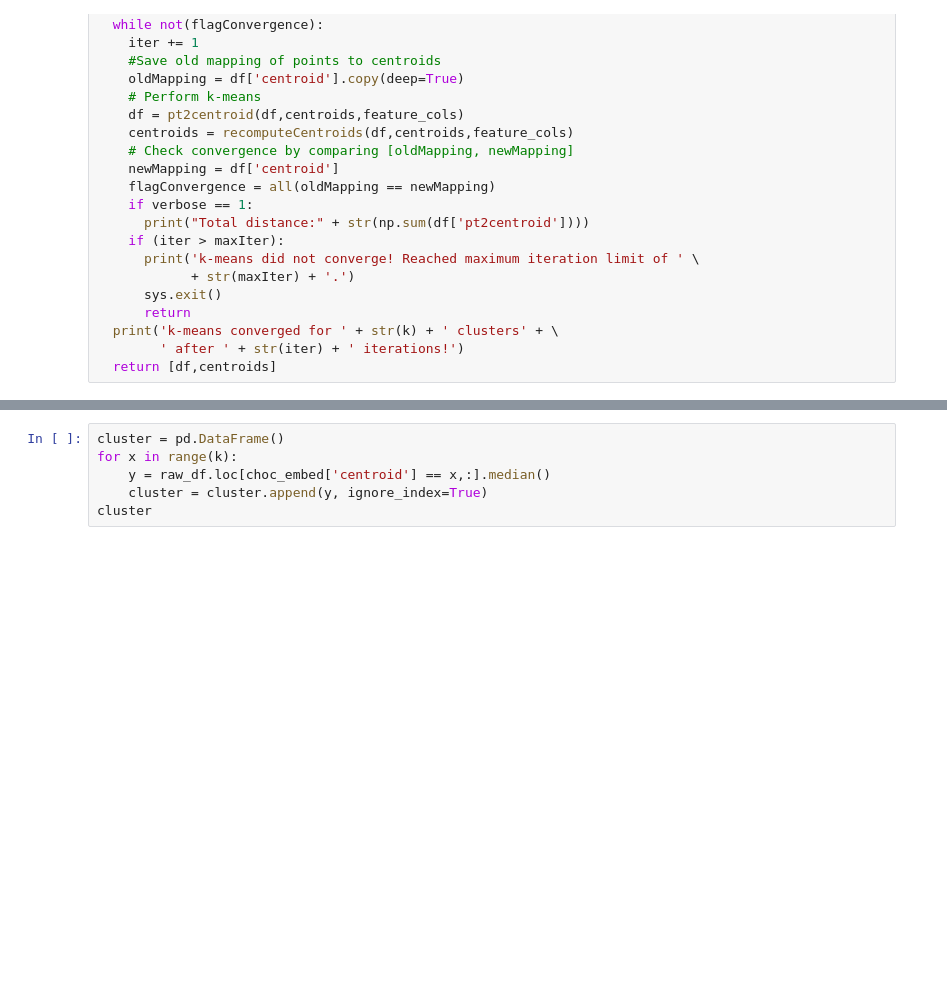
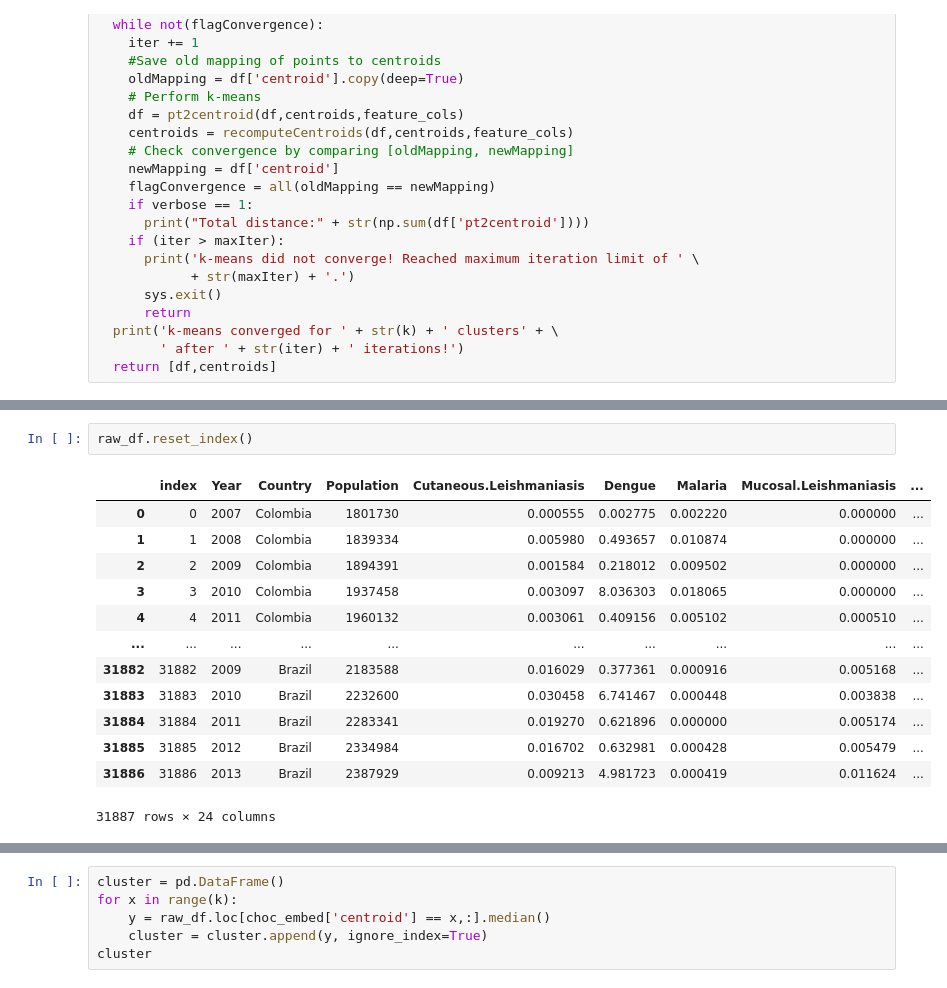
Before and after one commit to tjsipin/MacDonald-REU-Summer-22, a Jupyter notebook: models/python/clustering-nn.ipynb, the cells around one changed output, grey strips where cells are left out. Drawn from its saved outputs; the diff is of its cells as text; blank space fills up the shorter version.

```diff
--- a/models/python/clustering-nn.ipynb
+++ b/models/python/clustering-nn.ipynb
@@ -616,0 +619,16 @@ k-means converged for 10 clusters after 62 iterations!
+# %%
+raw_df.reset_index()
+# %% [output]
+|  | index | Year | Country | Population | Cutaneous.Leishmaniasis | Dengue | Malaria | Mucosal.Leishmaniasis | ... |
+| 0 | 0 | 2007 | Colombia | 1801730 | 0.000555 | 0.002775 | 0.002220 | 0.000000 | ... |
+| 1 | 1 | 2008 | Colombia | 1839334 | 0.005980 | 0.493657 | 0.010874 | 0.000000 | ... |
+| 2 | 2 | 2009 | Colombia | 1894391 | 0.001584 | 0.218012 | 0.009502 | 0.000000 | ... |
+| 3 | 3 | 2010 | Colombia | 1937458 | 0.003097 | 8.036303 | 0.018065 | 0.000000 | ... |
+| 4 | 4 | 2011 | Colombia | 1960132 | 0.003061 | 0.409156 | 0.005102 | 0.000510 | ... |
+| ... | ... | ... | ... | ... | ... | ... | ... | ... | ... |
+| 31882 | 31882 | 2009 | Brazil | 2183588 | 0.016029 | 0.377361 | 0.000916 | 0.005168 | ... |
+| 31883 | 31883 | 2010 | Brazil | 2232600 | 0.030458 | 6.741467 | 0.000448 | 0.003838 | ... |
+| 31884 | 31884 | 2011 | Brazil | 2283341 | 0.019270 | 0.621896 | 0.000000 | 0.005174 | ... |
+| 31885 | 31885 | 2012 | Brazil | 2334984 | 0.016702 | 0.632981 | 0.000428 | 0.005479 | ... |
+| 31886 | 31886 | 2013 | Brazil | 2387929 | 0.009213 | 4.981723 | 0.000419 | 0.011624 | ... |
+31887 rows × 24 columns
```
Also changed, not shown: parts of 8 cells of this notebook, 13 other files.
